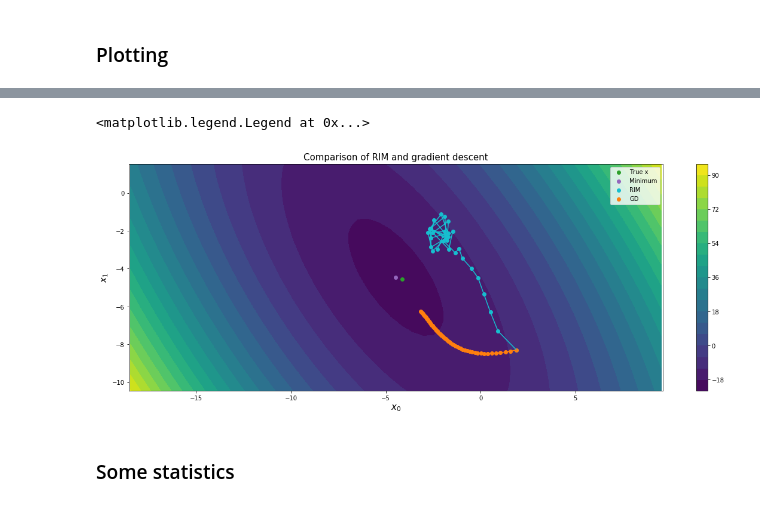
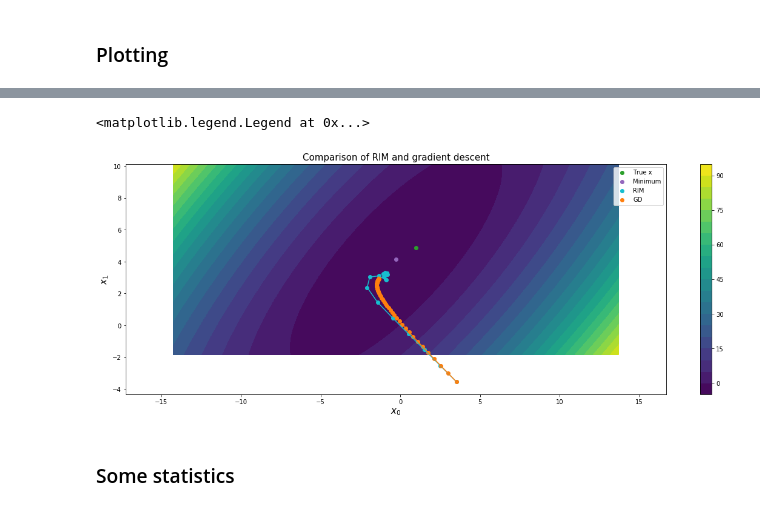
Before and after one commit to artix41/RIM-pytorch, a Jupyter notebook: rim-toy.ipynb, the cells around one changed output, grey strips where cells are left out. Saved outputs shown, nothing was run; the diff lists cells and outputs as text; code cells hidden in the pictures.

```diff
--- a/rim-toy.ipynb
+++ b/rim-toy.ipynb
@@ -45,5 +45,5 @@ def simulate(x, A, sigma):
 # %%
-A_train = np.array([np.random.uniform(-1, 1, (2,2)) for i in range(size_train)])
+A_train = np.array([generate_A() for i in range(size_train)])
 sigma_train = np.array([np.abs(np.random.uniform(0, 1)) for i in range(size_train)])
 
 X_train = np.array([np.random.uniform(-5, 5, (2,)) for i in range(size_train)])
@@ -51,7 +51,7 @@ Y_train = np.array([simulate(x, A, sigma) for (x, A, sigma) in zip(X_train, A_tr
 X_min_train = np.array([np.linalg.inv(A).dot(y) for (A,y) in zip(A_train,Y_train)])
 X0_train = np.array([x_min + np.random.uniform(-10,10,(2,)) for x_min in X_min_train])
 # %%
-A_test = np.array([np.random.uniform(-1, 1, (2,2)) for i in range(size_test)])
+A_test = np.array([generate_A() for i in range(size_test)])
 sigma_test = np.array([np.abs(np.random.uniform(0, 1)) for i in range(size_test)])
 
 X_test = np.array([np.random.uniform(-5, 5, (2,)) for i in range(size_test)])
@@ -135,7 +136,7 @@ class RIM(nn.Module):
         self.input_size = input_size
         self.hidden_size = hidden_size
         self.time_max = time_max
-        self.rnn = nn.RNN(input_size, hidden_size, batch_first=True, ac)
+        self.rnn = nn.RNN(input_size, hidden_size, batch_first=True)
 
         self.criterion = nn.MSELoss()
         self.optimizer = torch.optim.Adam(self.parameters(), lr=0.01)
@@ -194,7 +195,8 @@ rim = RIM(4,2,time_max_rim)
 # %% [markdown]
 ### Training
 # %%
-nb_epochs = 1
+nb_epochs = 5
+list_losses = []
 for epoch in range(nb_epochs):
     X_train, Y_train, A_train, X0_train, X_min_train, sigma_train = shuffle(X_train, Y_train, A_train,
                                                                             X0_train, X_min_train, sigma_train)
@@ -207,6 +209,7 @@ for epoch in range(nb_epochs):
         X0_batch, A_batch = X0_train[i_begin_batch:i_end_batch], A_train[i_begin_batch:i_end_batch]
         loss_epoch += rim.train_batch(X_batch, Y_batch, X0_batch, A_batch)
     loss_epoch /= (size_train // batch_size)
+    list_losses.append(loss_epoch)
 
     clear_output(wait=True)
     print("Epoch {0}, loss: {1:05f}".format(epoch,loss_epoch))
@@ -225,7 +233,7 @@ losses = np.array(losses)
 # %% [markdown]
 ### Plotting
 # %%
-i_example = 21
+i_example = 33
 
 print("Loss: {0:5f}".format(float(losses[i_example])))
 
@@ -256,5 +264,5 @@ Loss: 182.329376
 <matplotlib.legend.Legend at 0x...>
-[figure, old version]
+[figure, new version]
 # %% [markdown]
 ### Some statistics
 # %% [markdown]
```
Also changed, not shown: parts of 14 cells of this notebook.
